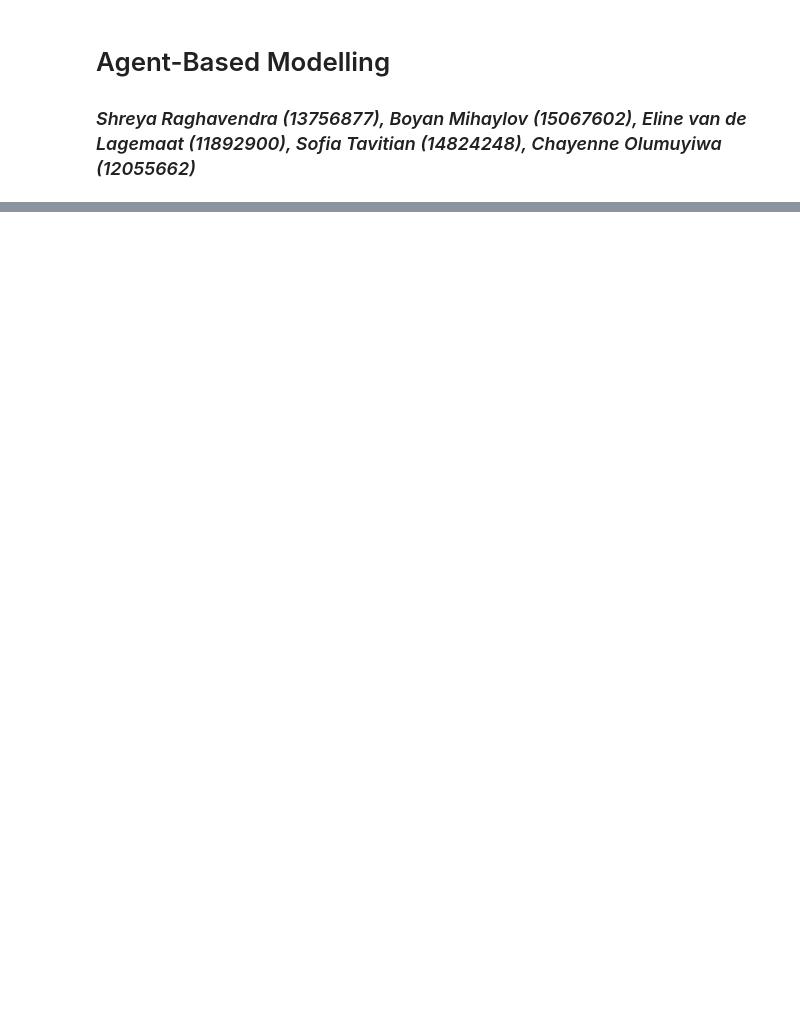
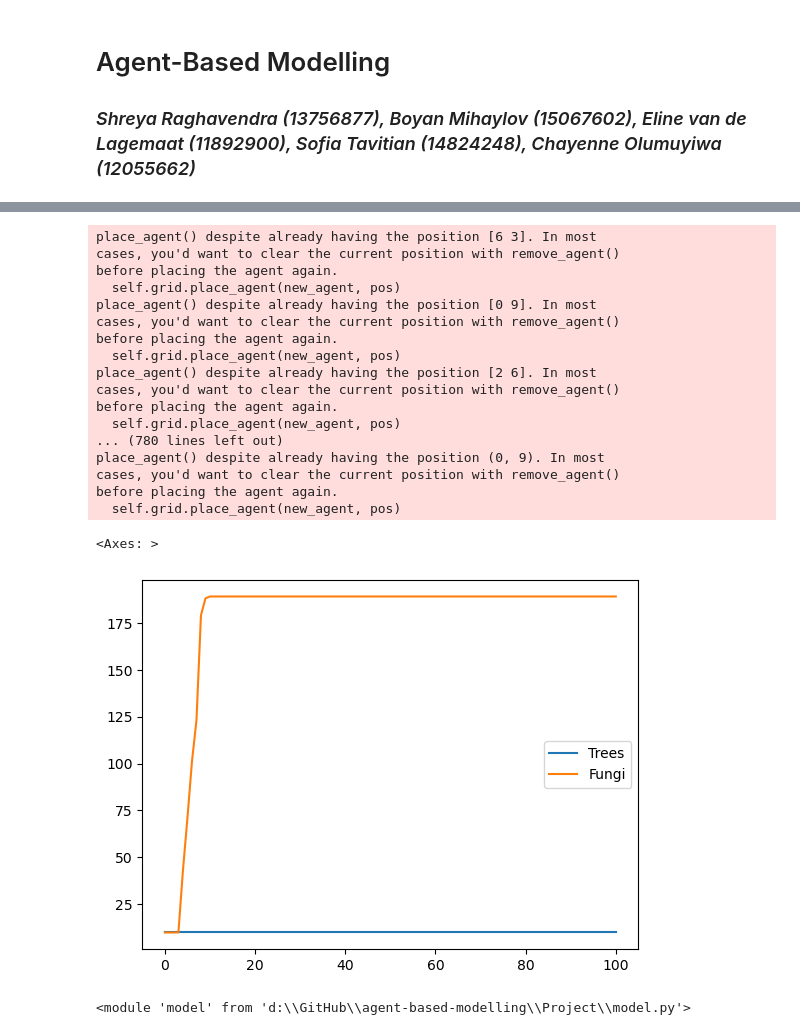
Before and after one commit to mboyan/agent-based-modelling, a Jupyter notebook: Project/ABM_Project.ipynb, the cells around one changed output, grey strips where cells are left out. Saved outputs shown, nothing was run; the diff lists cells and outputs as text; code cells hidden in the pictures; blank space fills up the shorter version.

Commit message:
Visualisation methods

```diff
--- a/Project/ABM_Project.ipynb
+++ b/Project/ABM_Project.ipynb
@@ -15,10 +17,41 @@ reload(agt)
 # %%
+%matplotlib inline
+
 width = 10
 height = 10
 n_init_trees = 10
 n_init_fungi = 10
 model = mdl.Forest(width, height, n_init_trees, n_init_fungi)
 model.run_model()
+
+data = model.datacollector.get_model_vars_dataframe()
+data.plot()
+# %% [output]
+place_agent() despite already having the position [6 3]. In most
+cases, you'd want to clear the current position with remove_agent()
+before placing the agent again.
+  self.grid.place_agent(new_agent, pos)
+place_agent() despite already having the position [0 9]. In most
+cases, you'd want to clear the current position with remove_agent()
+before placing the agent again.
+  self.grid.place_agent(new_agent, pos)
+place_agent() despite already having the position [2 6]. In most
+cases, you'd want to clear the current position with remove_agent()
+before placing the agent again.
+  self.grid.place_agent(new_agent, pos)
+... (780 lines left out)
+place_agent() despite already having the position (0, 9). In most
+cases, you'd want to clear the current position with remove_agent()
+before placing the agent again.
+  self.grid.place_agent(new_agent, pos)
+<Axes: >
+[figure, added]
+# %%
+reload(vis)
+reload(agt)
+reload(mdl)
+# %% [output]
+<module 'model' from 'd:\\GitHub\\agent-based-modelling\\Project\\model.py'>
 # %%
 model_params = {
     "n_init_trees": {
```
Also changed, not shown: parts of 2 cells of this notebook, 2 other files.
